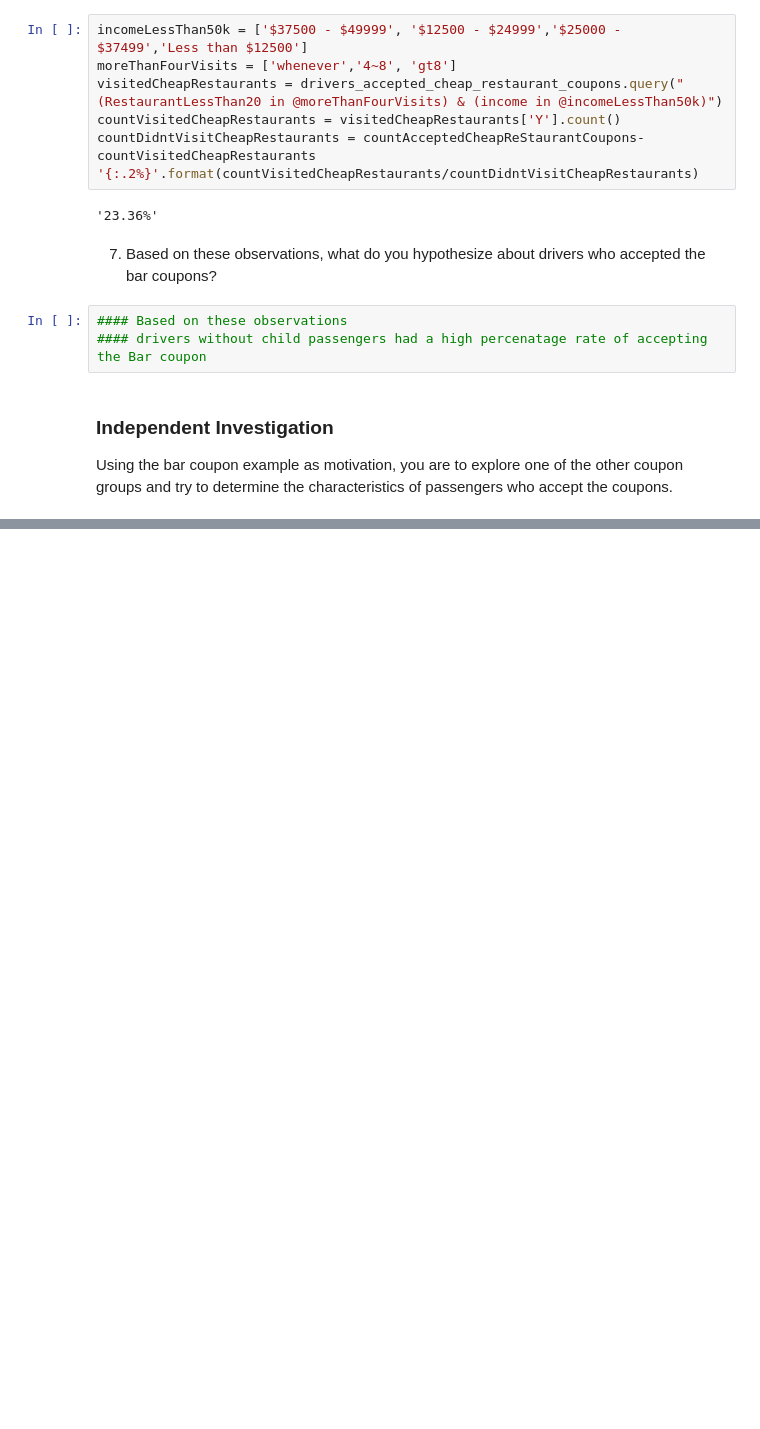
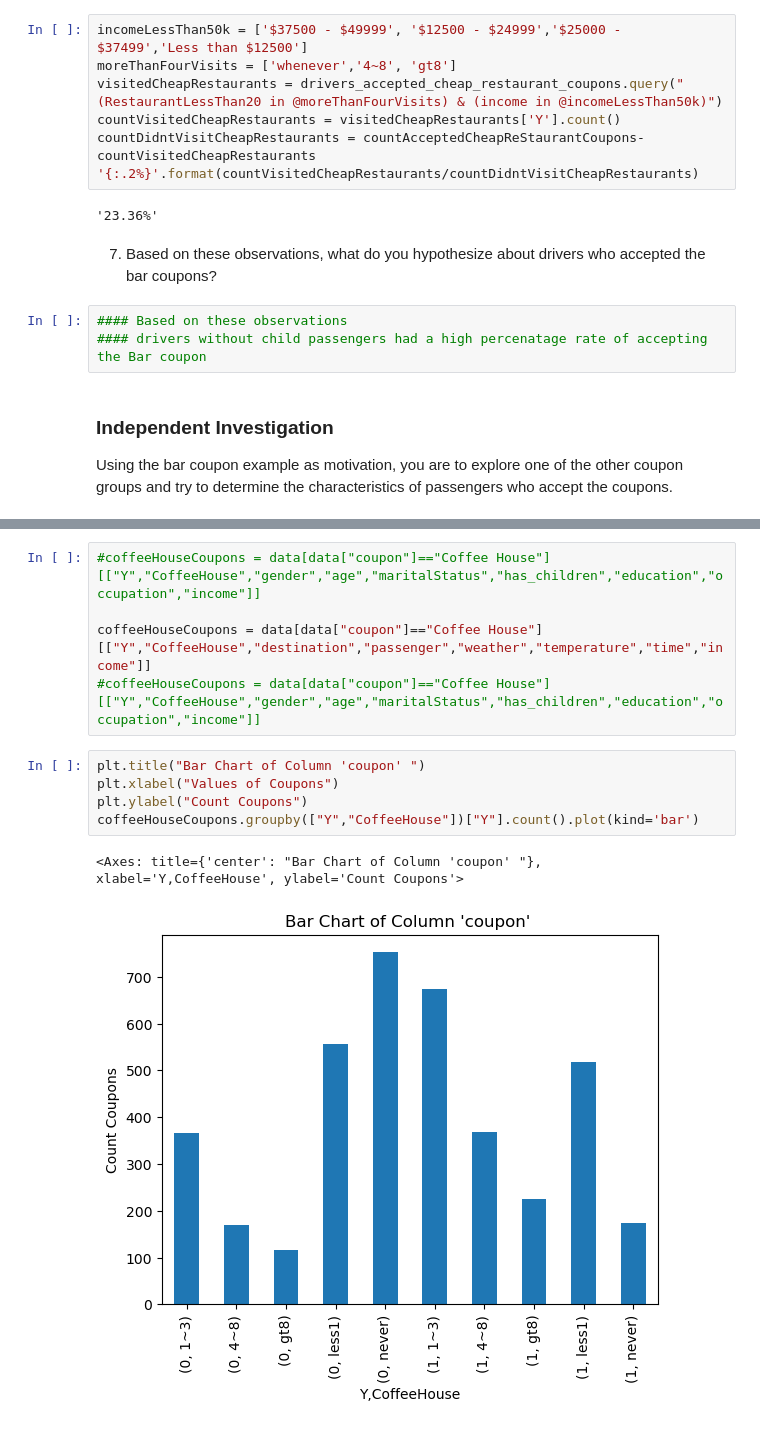
Before and after one commit to jiml-ng2plus/Practical-Application-Assignment_5_1, a Jupyter notebook: prompt.ipynb, the cells around one changed output, grey strips where cells are left out. Drawn from its saved outputs; the diff is of its cells as text; blank space fills up the shorter version.

```diff
--- a/prompt.ipynb
+++ b/prompt.ipynb
@@ -399,0 +449,13 @@ Using the bar coupon example as motivation, you are to explore one of the other
+# %%
+#coffeeHouseCoupons = data[data["coupon"]=="Coffee House"][["Y","CoffeeHouse","gender","age","maritalStatus","has_children","education","occupation","income"]]
+
+coffeeHouseCoupons = data[data["coupon"]=="Coffee House"][["Y","CoffeeHouse","destination","passenger","weather","temperature","time","income"]]
+#coffeeHouseCoupons = data[data["coupon"]=="Coffee House"][["Y","CoffeeHouse","gender","age","maritalStatus","has_children","education","occupation","income"]]
+# %%
+plt.title("Bar Chart of Column 'coupon' ")
+plt.xlabel("Values of Coupons")
+plt.ylabel("Count Coupons")
+coffeeHouseCoupons.groupby(["Y","CoffeeHouse"])["Y"].count().plot(kind='bar')
+# %% [output]
+<Axes: title={'center': "Bar Chart of Column 'coupon' "}, xlabel='Y,CoffeeHouse', ylabel='Count Coupons'>
+[figure, added]
```
Also changed, not shown: parts of 16 cells of this notebook.
